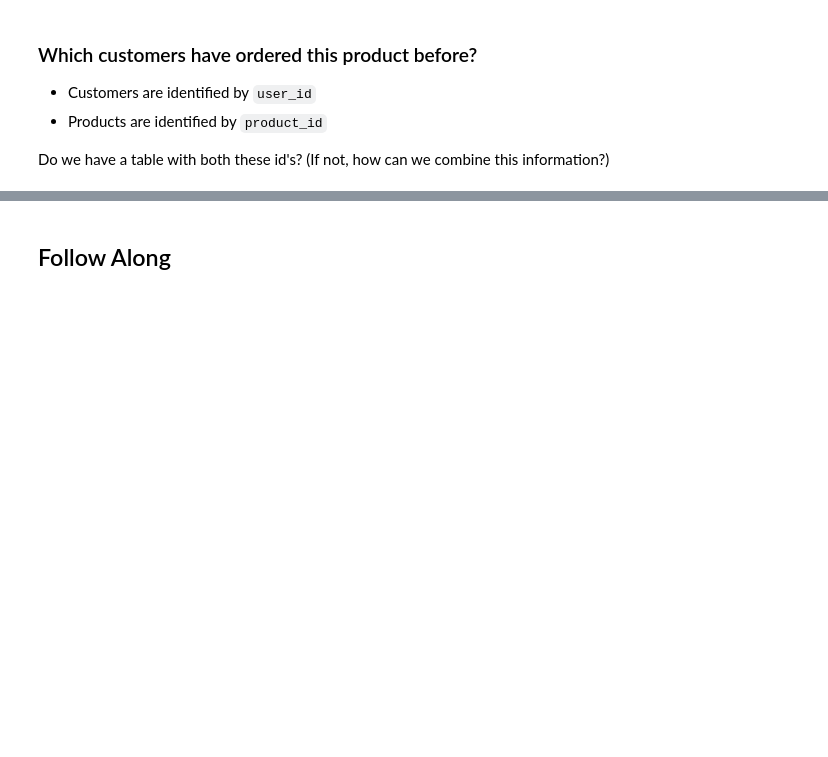
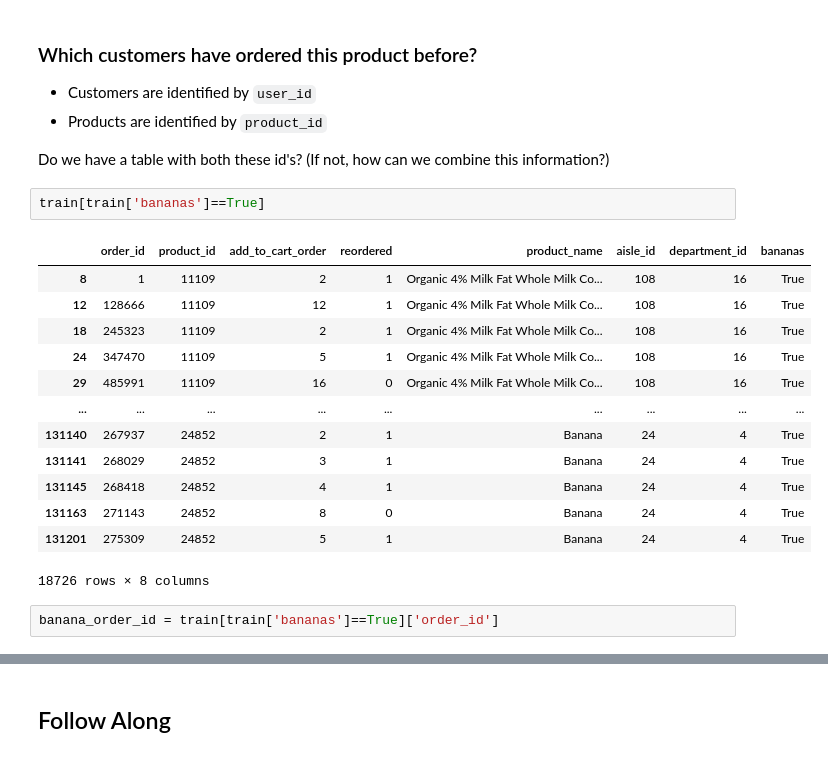
Before and after one commit to bloominstituteoftechnology/DS-Unit-2-Applied-Modeling, a Jupyter notebook: module2-wrangle-ml-datasets/LS_DS_232.ipynb, the cells around one changed output, grey strips where cells are left out. Drawn from its saved outputs; the diff is of its cells as text; blank space fills up the shorter version.

```diff
--- a/module2-wrangle-ml-datasets/LS_DS_232.ipynb
+++ b/module2-wrangle-ml-datasets/LS_DS_232.ipynb
@@ -258,3 +258,21 @@ Often, you’ll need to join data from multiple relational tables before you’r
 - Products are identified by `product_id`
 
 Do we have a table with both these id's? (If not, how can we combine this information?)
+# %%
+train[train['bananas']==True]
+# %% [output]
+|  | order_id | product_id | add_to_cart_order | reordered | product_name | aisle_id | department_id | bananas |
+| 8 | 1 | 11109 | 2 | 1 | Organic 4% Milk Fat Whole Milk Co... | 108 | 16 | True |
+| 12 | 128666 | 11109 | 12 | 1 | Organic 4% Milk Fat Whole Milk Co... | 108 | 16 | True |
+| 18 | 245323 | 11109 | 2 | 1 | Organic 4% Milk Fat Whole Milk Co... | 108 | 16 | True |
+| 24 | 347470 | 11109 | 5 | 1 | Organic 4% Milk Fat Whole Milk Co... | 108 | 16 | True |
+| 29 | 485991 | 11109 | 16 | 0 | Organic 4% Milk Fat Whole Milk Co... | 108 | 16 | True |
+| ... | ... | ... | ... | ... | ... | ... | ... | ... |
+| 131140 | 267937 | 24852 | 2 | 1 | Banana | 24 | 4 | True |
+| 131141 | 268029 | 24852 | 3 | 1 | Banana | 24 | 4 | True |
+| 131145 | 268418 | 24852 | 4 | 1 | Banana | 24 | 4 | True |
+| 131163 | 271143 | 24852 | 8 | 0 | Banana | 24 | 4 | True |
+| 131201 | 275309 | 24852 | 5 | 1 | Banana | 24 | 4 | True |
+18726 rows × 8 columns
+# %%
+banana_order_id = train[train['bananas']==True]['order_id']
```
Also changed, not shown: parts of 5 cells of this notebook.
